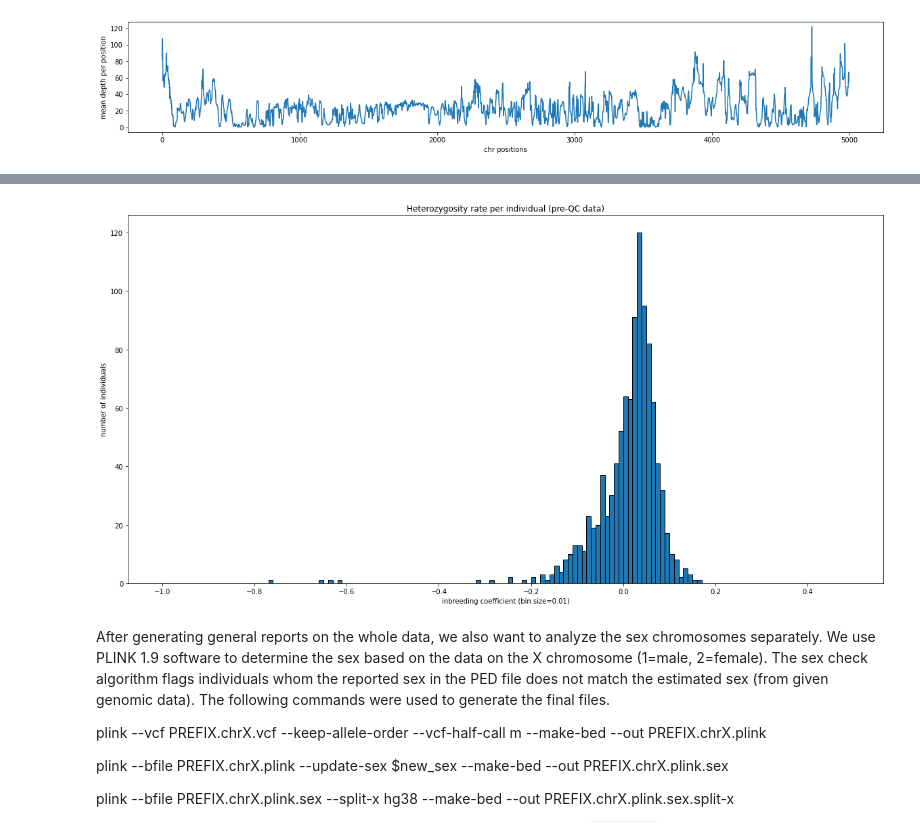
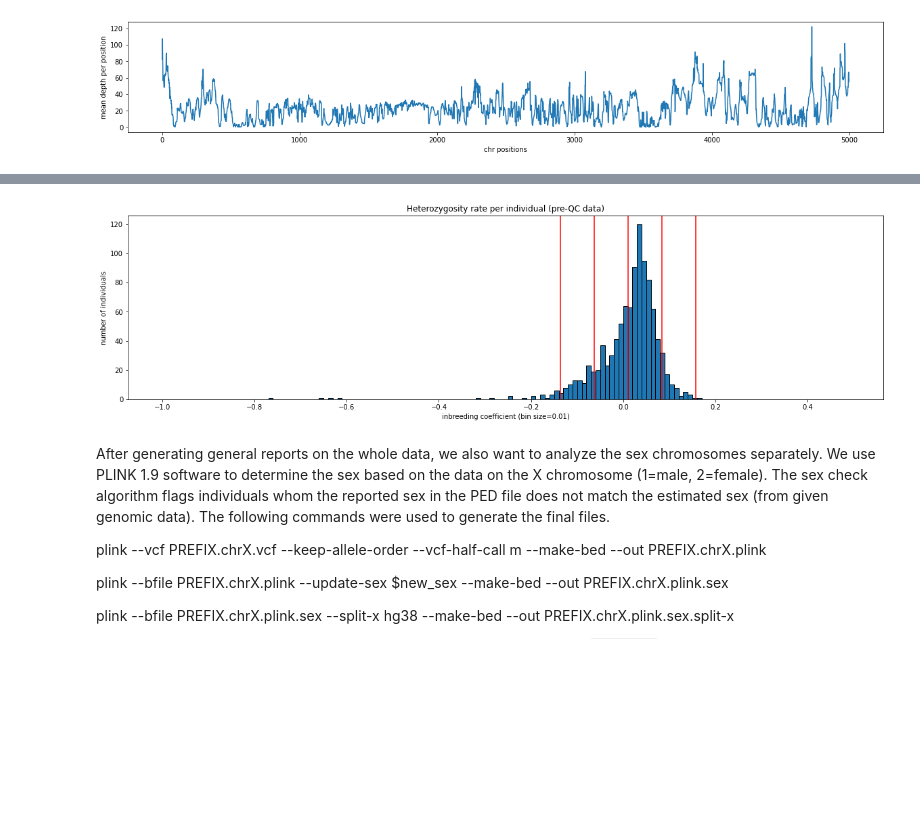
Before and after one commit to acostauribe/QC_TANGL-hg38, a Jupyter notebook: preQC_general_analysis.ipynb, the cells around one changed output, grey strips where cells are left out. Cells and saved outputs as stored; diff of their text form; code cells hidden in the pictures; some formulas as TeX source; blank space fills up the shorter version.

```diff
--- a/preQC_general_analysis.ipynb
+++ b/preQC_general_analysis.ipynb
@@ -619,0 +514,15 @@ make_4_cummulant_graphs_missingness(['21', '22', 'X', 'Y'])
+# %%
+# Plot the mean missingness of each chromosome
+# Zoom in on the bottom of the graph
+
+labels, data = [*zip(*miss_per_chr.items())]  # 'transpose' items to parallel key, value lists
+
+plt.rcParams["figure.figsize"] = (20,10)
+plt.boxplot(data)
+plt.xticks(range(1, len(labels) + 1), labels)
+plt.ylim([0, 20])
+
+plt.title('Missingness per chromosome')
+plt.xlabel('chromosome')
+plt.ylabel('missingness')
+plt.show()
@@ -621,7 +532,7 @@ make_4_cummulant_graphs_missingness(['21', '22', 'X', 'Y'])
 # What about the missingness per individual? How much sites does each individual missing?
 
 notebook_path = os.path.abspath("preQC_general_analysis.ipynb")
-indiv_miss_file_path = os.path.join(os.path.dirname(notebook_path), name + ".PRE-QC.imiss")
+indiv_miss_file_path = os.path.join(os.path.dirname(notebook_path), 'data/' + name + ".PRE-QC.imiss")
 
 indiv_missingness = {}
 indiv_missingness_f = {}
@@ -637,8 +548,20 @@ with open(indiv_miss_file_path, 'r') as f:
 # Make a histogram of individuals and the fraction of missing sites
 all_fractions = list(indiv_missingness_f.values())
 
+# Calculate the mean and standard deviations
+mean = np.mean(all_fractions)
+std = np.std(all_fractions)
+
+plt.rcParams["figure.figsize"] = (20,5)
 r = np.arange(0.01, 0.06, 0.0001)
 plt.hist(all_fractions, bins=r)
+
+plt.axvline(x=mean, ymin=0, ymax=175, c='r')   # plot mean line
+plt.axvline(x=mean+std, ymin=0, ymax=175, c='r')  # plot right std line
+plt.axvline(x=mean-std, ymin=0, ymax=175, c='r')  # plot left std line
+plt.axvline(x=mean+(std*2), ymin=0, ymax=175, c='r')  # plot right 2 std line
+plt.axvline(x=mean-(std*2), ymin=0, ymax=175, c='r')  # plot left 2 std line
+
 plt.xlabel('fraction of missing sites')
 plt.ylabel('number of individuals')
 plt.show()
@@ -647,5 +570,6 @@ plt.show()
 # %%
 # How does the mean depth look like per individual?
+plt.rcParams["figure.figsize"] = (10,15)
 
 # Get rid of an outlier (~3 MB)
 indiv_missingness_vals = np.array(list(indiv_missingness.values()))
@@ -672,23 +595,35 @@ plt.show()
 # %%
 # Look at the measure of heterozygosity, the inbreeding coefficient (F)
 notebook_path = os.path.abspath("preQC_general_analysis.ipynb")
 indiv_het_path = os.path.join(os.path.dirname(notebook_path), "data/" + name + ".PRE-QC.het")
 
 f_list = []
 with open(indiv_het_path, 'r') as f:
     f.readline()   # skip header
     for line in f:
         indiv, f_coeff = line.split('\t')[0], float(line.strip().split('\t')[-1])
         f_list.append(f_coeff)
 
+# Calculate the mean and standard deviations
+mean = np.mean(f_list)
+std = np.std(f_list)
+
+plt.rcParams["figure.figsize"] = (20,5)
 r = np.arange(-1,0.5, 0.01)
 plt.hist(f_list, bins=r, edgecolor='black')
+
+plt.axvline(x=mean, ymin=0, ymax=175, c='r')   # plot mean line
+plt.axvline(x=mean+std, ymin=0, ymax=175, c='r')  # plot right std line
+plt.axvline(x=mean-std, ymin=0, ymax=175, c='r')  # plot left std line
+plt.axvline(x=mean+(std*2), ymin=0, ymax=175, c='r')  # plot right 2 std line
+plt.axvline(x=mean-(std*2), ymin=0, ymax=175, c='r')  # plot left 2 std line
+
 plt.xlabel('inbreeding coefficient (bin size=0.01)')
 plt.ylabel('number of individuals')
 plt.title('Heterozygosity rate per individual (pre-QC data)')
 plt.show()
 # %% [output]
-[figure, old version]
+[figure, new version]
 # %% [markdown]
 After generating general reports on the whole data, we also want to analyze the sex chromosomes separately. We use PLINK 1.9 software to determine the sex based on the data on the X chromosome (1=male, 2=female). The sex check algorithm flags individuals whom the reported sex in the PED file does not match the estimated sex (from given genomic data).
 The following commands were used to generate the final files.
```
Also changed, not shown: parts of 34 cells of this notebook.
